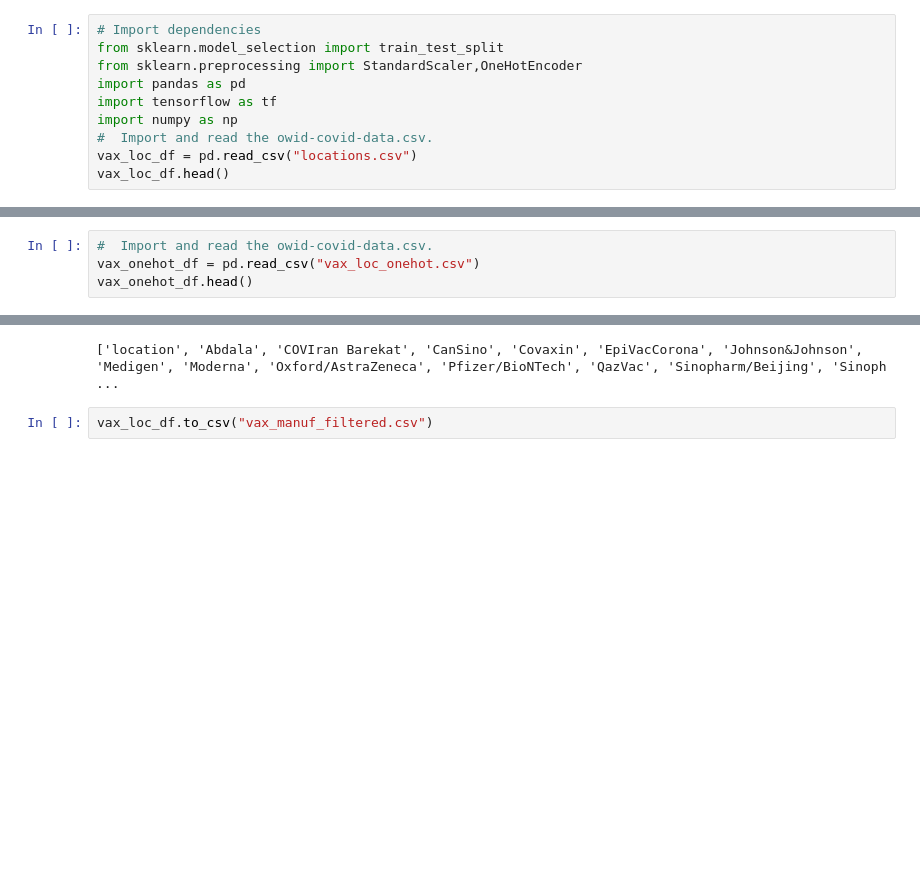
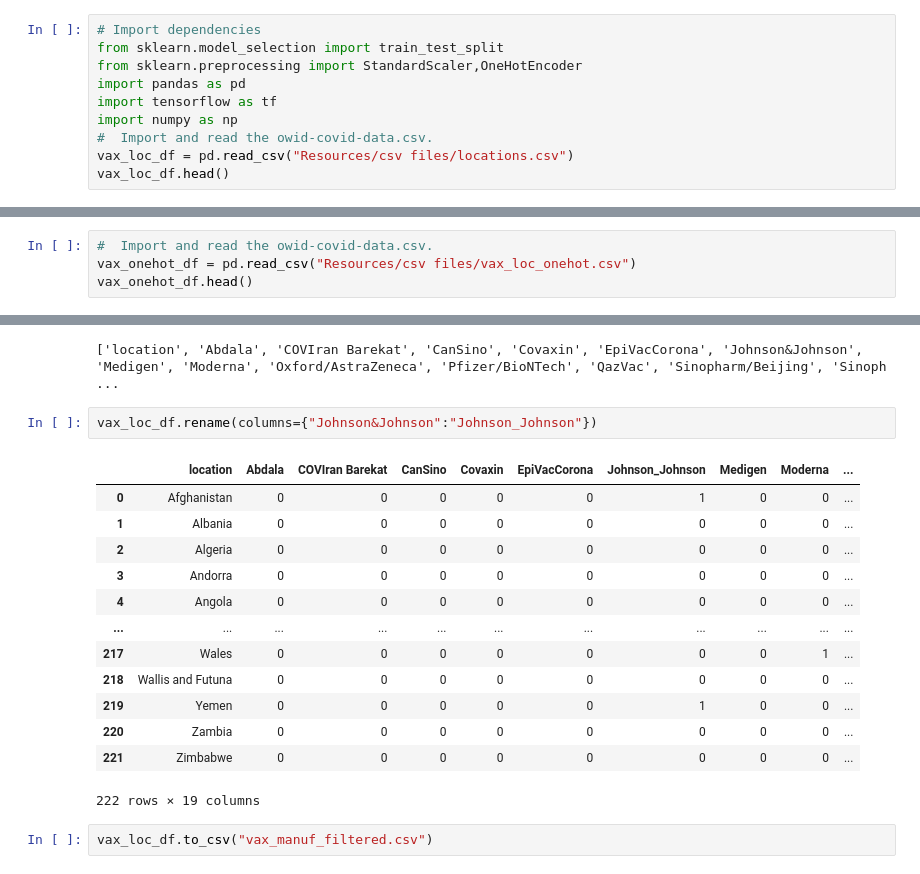
Before and after one commit to bazibuhejm/covid-19_data-set-Group-IV, a Jupyter notebook: Vax_Manufacturer_Locations.ipynb, the cells around one changed output, grey strips where cells are left out. Drawn from its saved outputs; the diff is of its cells as text; blank space fills up the shorter version.

```diff
--- a/Vax_Manufacturer_Locations.ipynb
+++ b/Vax_Manufacturer_Locations.ipynb
@@ -6,7 +6,7 @@ import pandas as pd
 import tensorflow as tf
 import numpy as np
 #  Import and read the owid-covid-data.csv.
-vax_loc_df = pd.read_csv("locations.csv")
+vax_loc_df = pd.read_csv("Resources/csv files/locations.csv")
 vax_loc_df.head()
 # %% [output]
 |  | location | iso_code | vaccines | last_observation_date | source_name |
@@ -37,7 +37,7 @@ vax_loc_df
 vax_loc_df.to_csv("loc_df.csv")
 # %%
 #  Import and read the owid-covid-data.csv.
-vax_onehot_df = pd.read_csv("vax_loc_onehot.csv")
+vax_onehot_df = pd.read_csv("Resources/csv files/vax_loc_onehot.csv")
 vax_onehot_df.head()
 # %% [output]
 |  | Unnamed: 0 | Abdala | COVIran Barekat | CanSino | Covaxin | EpiVacCorona | Johnson&Johnson | Medigen | ... |
@@ -100,5 +100,21 @@ dtype: int64
 print(vax_loc_df.columns.tolist())
 # %% [output]
 ['location', 'Abdala', 'COVIran Barekat', 'CanSino', 'Covaxin', 'EpiVacCorona', 'Johnson&Johnson', 'Medigen', 'Moderna', 'Oxford/AstraZeneca', 'Pfizer/BioNTech', 'QazVac', 'Sinopharm/Beijing', 'Sinoph ...
+# %%
+vax_loc_df.rename(columns={"Johnson&Johnson":"Johnson_Johnson"})
+# %% [output]
+|  | location | Abdala | COVIran Barekat | CanSino | Covaxin | EpiVacCorona | Johnson_Johnson | Medigen | Moderna | ... |
+| 0 | Afghanistan | 0 | 0 | 0 | 0 | 0 | 1 | 0 | 0 | ... |
+| 1 | Albania | 0 | 0 | 0 | 0 | 0 | 0 | 0 | 0 | ... |
+| 2 | Algeria | 0 | 0 | 0 | 0 | 0 | 0 | 0 | 0 | ... |
+| 3 | Andorra | 0 | 0 | 0 | 0 | 0 | 0 | 0 | 0 | ... |
+| 4 | Angola | 0 | 0 | 0 | 0 | 0 | 0 | 0 | 0 | ... |
+| ... | ... | ... | ... | ... | ... | ... | ... | ... | ... | ... |
+| 217 | Wales | 0 | 0 | 0 | 0 | 0 | 0 | 0 | 1 | ... |
+| 218 | Wallis and Futuna | 0 | 0 | 0 | 0 | 0 | 0 | 0 | 0 | ... |
+| 219 | Yemen | 0 | 0 | 0 | 0 | 0 | 1 | 0 | 0 | ... |
+| 220 | Zambia | 0 | 0 | 0 | 0 | 0 | 0 | 0 | 0 | ... |
+| 221 | Zimbabwe | 0 | 0 | 0 | 0 | 0 | 0 | 0 | 0 | ... |
+222 rows × 19 columns
 # %%
 vax_loc_df.to_csv("vax_manuf_filtered.csv")
```
Also changed, not shown: 2 other files.
